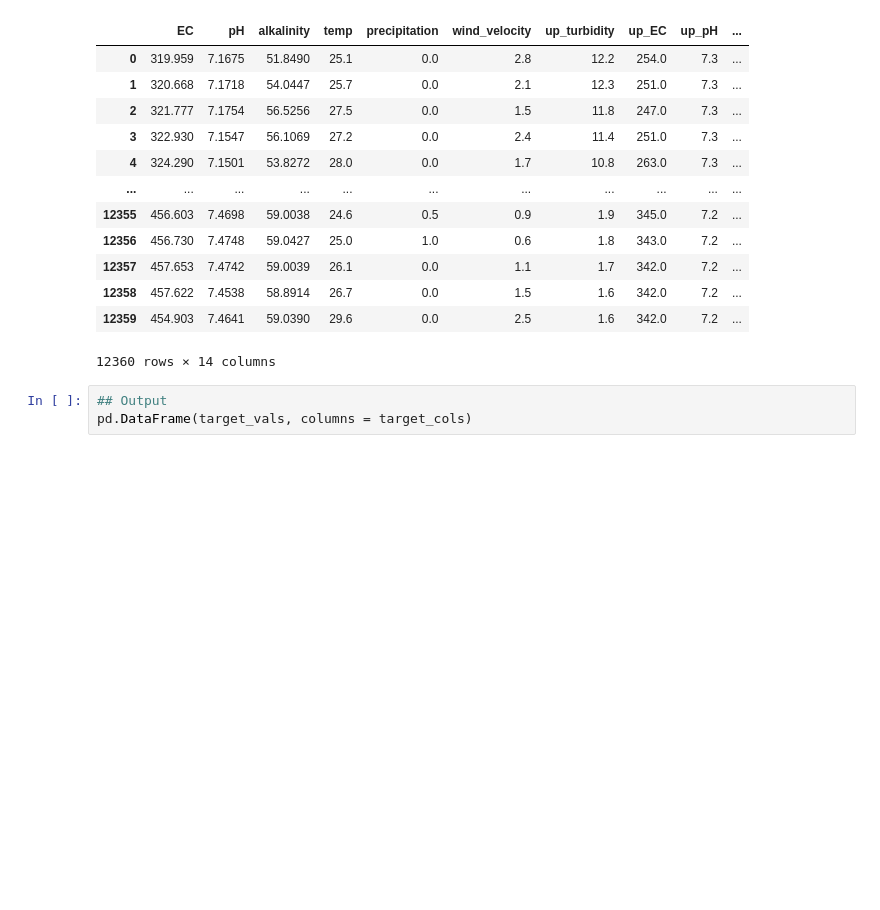
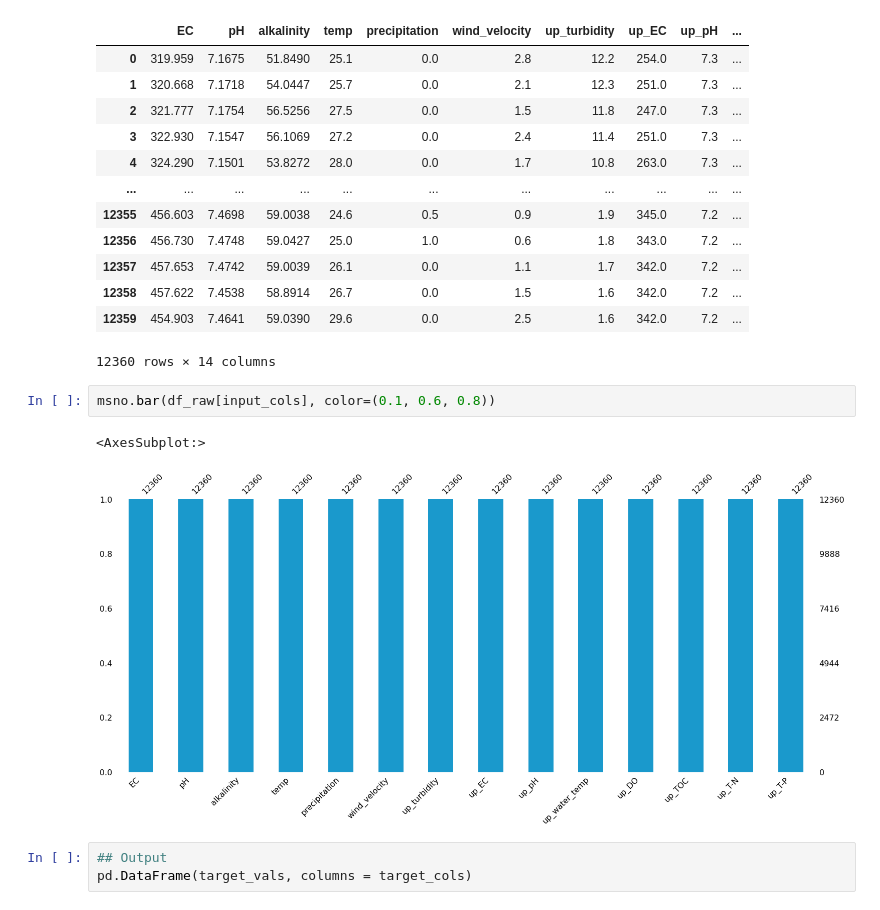
Before and after one commit to Heeseung-Cho/wkit_water_quality, a Jupyter notebook: eda.ipynb, the cells around one changed output. Saved outputs shown, nothing was run; the diff lists cells and outputs as text; blank space fills up the shorter version.

```diff
--- a/eda.ipynb
+++ b/eda.ipynb
@@ -333,6 +334,11 @@ df_raw[input_cols]
 | 12358 | 457.622 | 7.4538 | 58.8914 | 26.7 | 0.0 | 1.5 | 1.6 | 342.0 | 7.2 | ... |
 | 12359 | 454.903 | 7.4641 | 59.0390 | 29.6 | 0.0 | 2.5 | 1.6 | 342.0 | 7.2 | ... |
 12360 rows × 14 columns
+# %%
+msno.bar(df_raw[input_cols], color=(0.1, 0.6, 0.8))
+# %% [output]
+<AxesSubplot:>
+[figure, added]
 # %%
 ## Output
 pd.DataFrame(target_vals, columns = target_cols)
```
Also changed, not shown: parts of 1 cell of this notebook.
